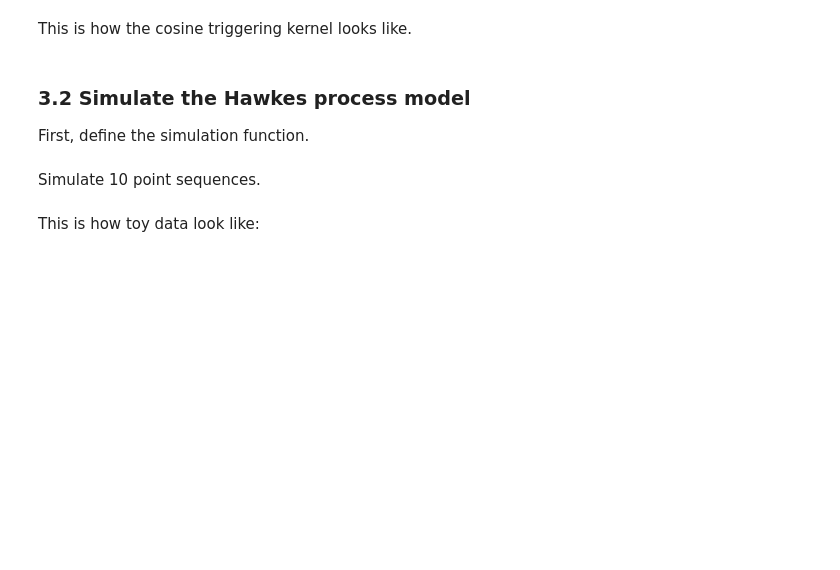
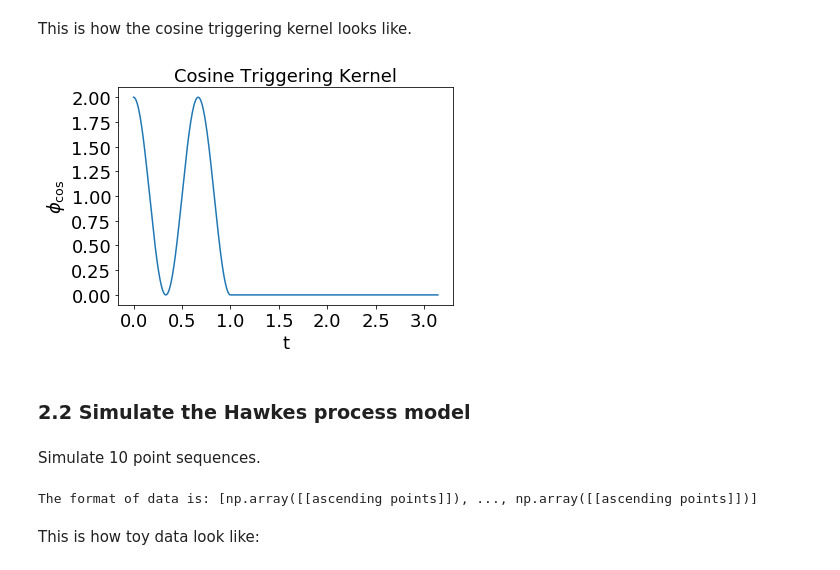
Before and after one commit to RuiZhang2016/Efficient-Nonparametric-Bayesian-Hawkes-Processes, a Jupyter notebook: Gibbs_Hawkes.ipynb, the cells around one changed output. Drawn from its saved outputs; the diff is of its cells as text; code cells hidden in the pictures; blank space fills up the shorter version.

```diff
--- a/Gibbs_Hawkes.ipynb
+++ b/Gibbs_Hawkes.ipynb
@@ -114,6 +43,7 @@ run_time = np.pi
 ts1 = np.linspace(0, 1, 512)
 f = lambda t: np.cos(3*np.pi*t)+1
 ys1 = f(ts1)
-tf_phi_cos = TimeFunction([ts1, ys1])
+tf_phi = TimeFunction([ts1, ys1])
+HPkernel = HawkesKernelTimeFunc(t_values=ts1, y_values=ys1)
 # %% [markdown]
 Second, we define a background intensity $$\mu=10.$$
@@ -127,13 +54,14 @@ This is how the cosine triggering kernel looks like.
 # %%
 # visualize the triggering kernel
 xplot = np.linspace(0,run_time,1024)
-plt.plot(xplot, tf_phi_cos.value(xplot))
+plt.plot(xplot, tf_phi.value(xplot))
 plt.xlabel('t',fontsize=18)
 plt.ylabel('$\phi_{\cos}$',fontsize=18)
 plt.xticks(fontsize=18)
 plt.yticks(fontsize=18)
 plt.title('Cosine Triggering Kernel',fontsize=18)
 plt.show()
+# %% [output]
+[figure, added]
 # %% [markdown]
-### 3.2 Simulate the Hawkes process model
-First, define the simulation function.
+### 2.2 Simulate the Hawkes process model
@@ -160,13 +70,16 @@ Simulate 10 point sequences.
 # %%
 num_hist = 10
 hp_data_list = []
-for _ in range(num_hist):
-    D = BS_simulation_stack(tf_phi_cos, tf_mu, run_time)
-    hp_data = np.array(sorted([d[1] for d in D]))
+for i in range(num_hist):
+    hawkes = SimuHawkes(baseline=[mu], verbose=False, force_simulation=True, end_time=run_time, seed=1330+i)
+    hawkes.set_kernel(0, 0, HPkernel)
+    hawkes.simulate()
+    hp_data = np.array(hawkes.timestamps)
     hp_data_list += [hp_data]
 
-hp_data_list = [np.array([hist]) for hist in hp_data_list]
 print('The format of data is: [np.array([[ascending points]]), ..., np.array([[ascending points]])]')
+# %% [output]
+The format of data is: [np.array([[ascending points]]), ..., np.array([[ascending points]])]
 # %% [markdown]
 This is how toy data look like:
 # %%
```
Also changed, not shown: parts of 14 cells of this notebook, 3 other files.
